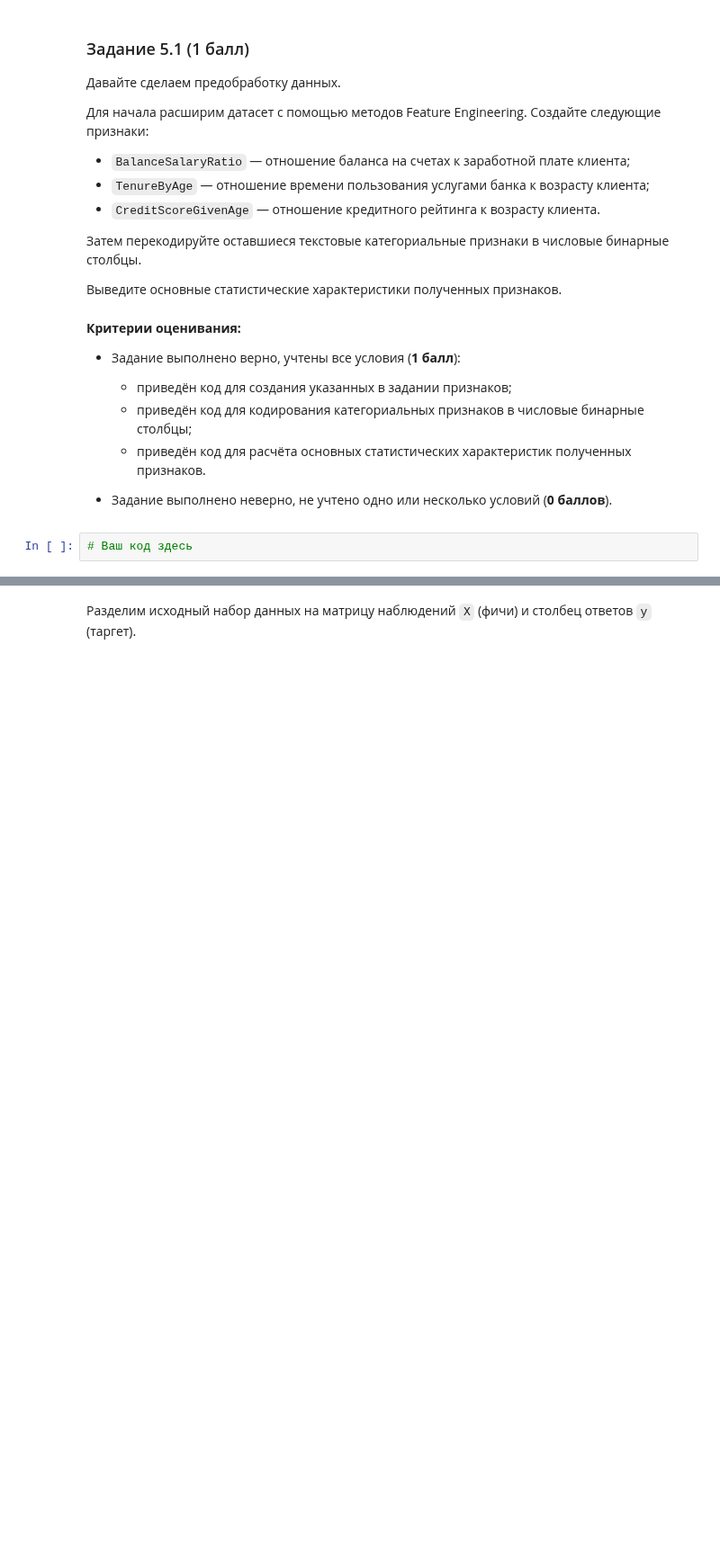
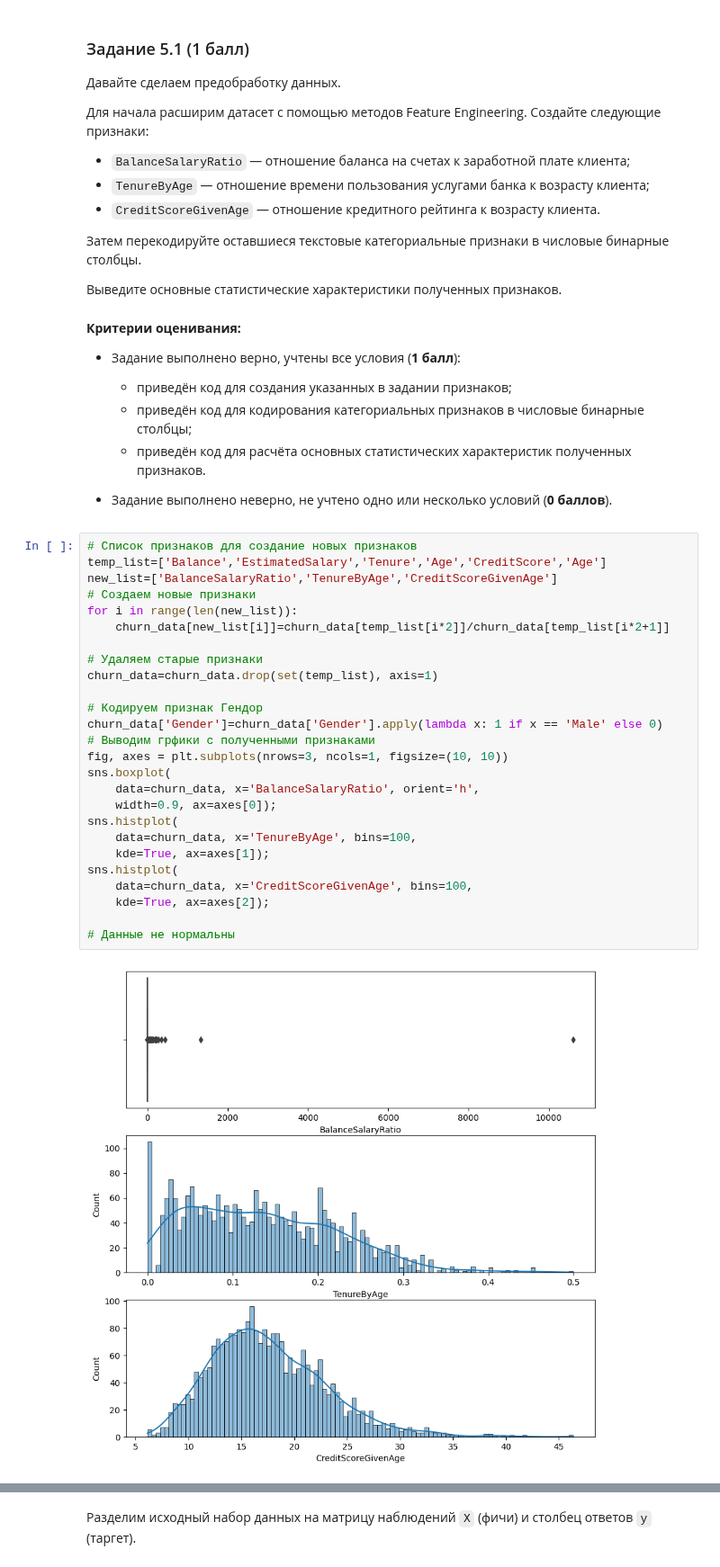
Before and after one commit to GloriTV/Lesson, a Jupyter notebook: ML/ML_3/ML-3._Практика._Ноутбук-шаблон.ipynb, the cells around one changed output, grey strips where cells are left out. Shown at 90% size. Drawn from its saved outputs; the diff is of its cells as text; blank space fills up the shorter version.

```diff
--- a/ML/ML_3/ML-3._Практика._Ноутбук-шаблон.ipynb
+++ b/ML/ML_3/ML-3._Практика._Ноутбук-шаблон.ipynb
@@ -158,4 +158,30 @@ dtype: object
 
 - Задание выполнено неверно, не учтено одно или несколько условий (**0 баллов**).
 # %%
-# Ваш код здесь
+# Список признаков для создание новых признаков
+temp_list=['Balance','EstimatedSalary','Tenure','Age','CreditScore','Age']
+new_list=['BalanceSalaryRatio','TenureByAge','CreditScoreGivenAge']
+# Создаем новые признаки
+for i in range(len(new_list)):
+    churn_data[new_list[i]]=churn_data[temp_list[i*2]]/churn_data[temp_list[i*2+1]]
+
+# Удаляем старые признаки
+churn_data=churn_data.drop(set(temp_list), axis=1)
+
+# Кодируем признак Гендор
+churn_data['Gender']=churn_data['Gender'].apply(lambda x: 1 if x == 'Male' else 0)
+# Выводим грфики с полученными признаками
+fig, axes = plt.subplots(nrows=3, ncols=1, figsize=(10, 10))
+sns.boxplot(
+    data=churn_data, x='BalanceSalaryRatio', orient='h',
+    width=0.9, ax=axes[0]);
+sns.histplot(
+    data=churn_data, x='TenureByAge', bins=100,
+    kde=True, ax=axes[1]);
+sns.histplot(
+    data=churn_data, x='CreditScoreGivenAge', bins=100,
+    kde=True, ax=axes[2]);
+
+# Данные не нормальны
+# %% [output]
+[figure, added]
```
Also changed, not shown: parts of 13 cells of this notebook, 2 other files.
